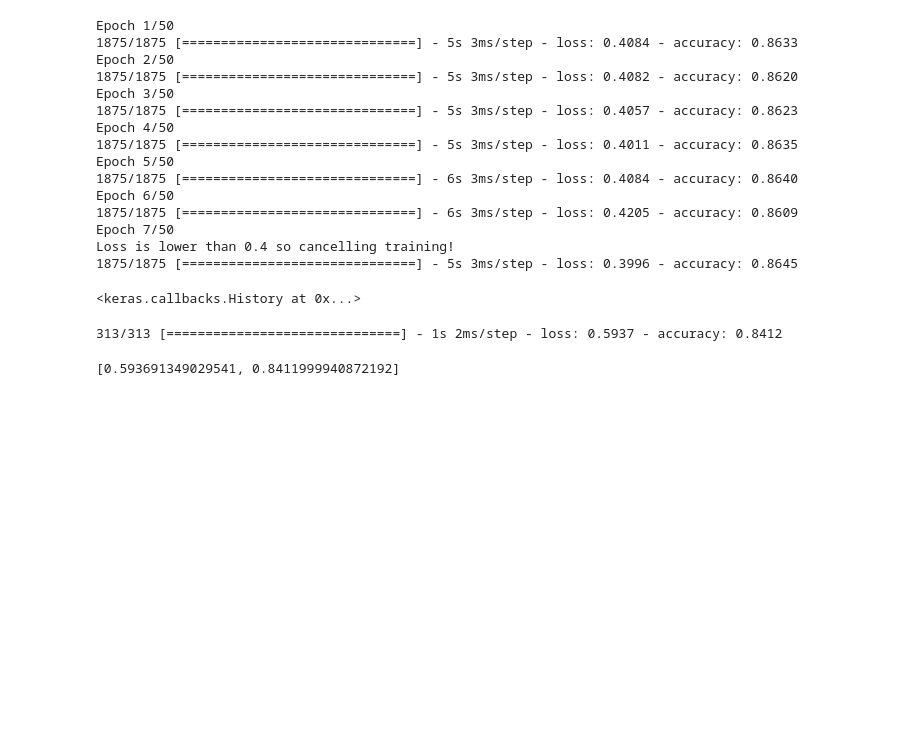
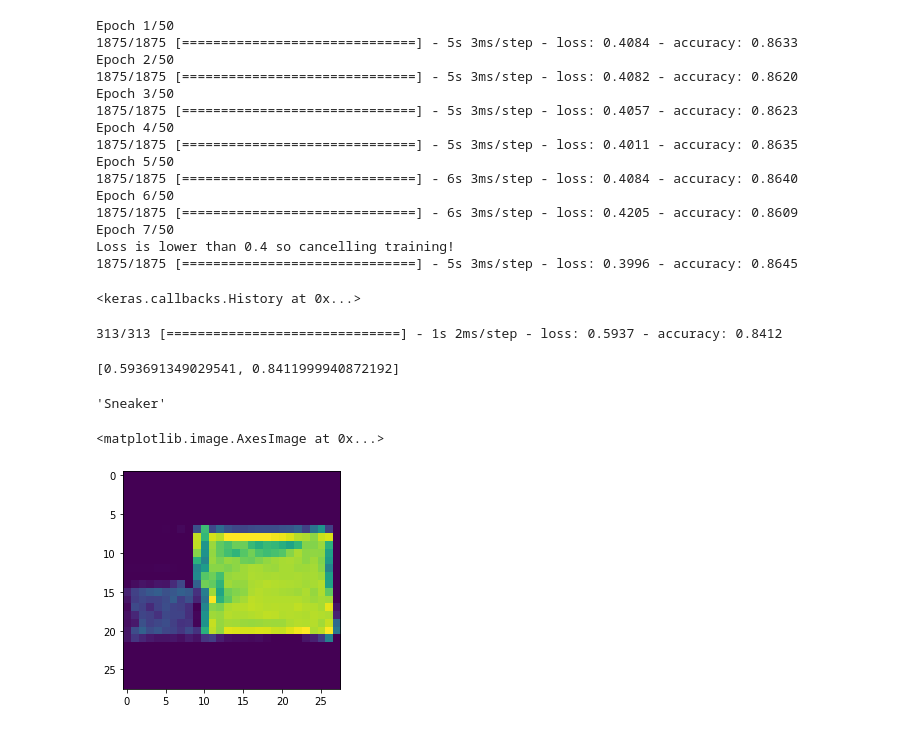
Before and after one commit to RndmCodeGuy20/Deep-Learning, a Jupyter notebook: Deep Learning Course 1.ipynb, the cells around one changed output. Saved outputs shown, nothing was run; the diff lists cells and outputs as text; code cells hidden in the pictures; blank space fills up the shorter version.

Commit message:
test : master

```diff
--- a/Deep Learning Course 1.ipynb
+++ b/Deep Learning Course 1.ipynb
@@ -392,3 +389,45 @@ model.evaluate(test_images, test_labels)
 # %% [output]
 313/313 [==============================] - 1s 2ms/step - loss: 0.5937 - accuracy: 0.8412
 [0.593691349029541, 0.8411999940872192]
+# %%
+# Create a discriminator model
+
+import tensorflow as tf
+import numpy as np
+import matplotlib.pyplot as plt
+
+model = tf.keras.models.Sequential(
+    [
+        tf.keras.layers.Flatten(input_shape=(28, 28)),
+        tf.keras.layers.Dense(512, activation=tf.nn.relu),
+        tf.keras.layers.Dense(10, activation=tf.nn.softmax),
+    ]
+)
+
+# train this model on the fashion mnist dataset
+model.compile(
+    optimizer=tf.optimizers.Adam(),
+    loss="sparse_categorical_crossentropy",
+    metrics=["accuracy"],
+)
+
+# fit this model on the fashion mnist dataset training set
+model.fit(train_images, train_labels, epochs=10)
+
+# test this model on the fashion mnist dataset
+model.evaluate(test_images, test_labels)
+
+# predict the value of the 1323th image in the training set
+prediction = model.predict(train_images[1323].reshape(1, 28, 28))
+# %%
+
+# predict the value of the 1323th image in the training set
+prediction = model.predict(train_images[1323].reshape(1, 28, 28))
+labels[prediction.argmax()]
+# %% [output]
+'Sneaker'
+# %%
+plt.imshow(train_images[1323])
+# %% [output]
+<matplotlib.image.AxesImage at 0x...>
+[figure, added]
```
Also changed, not shown: parts of 1 cell of this notebook.
